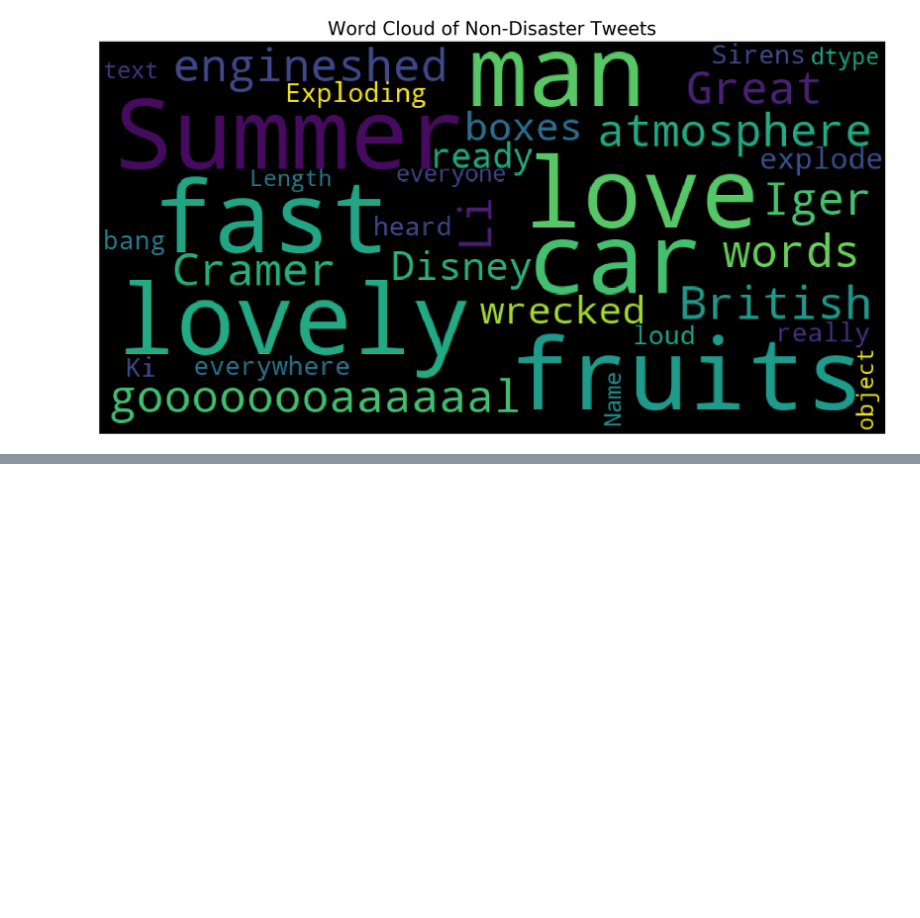
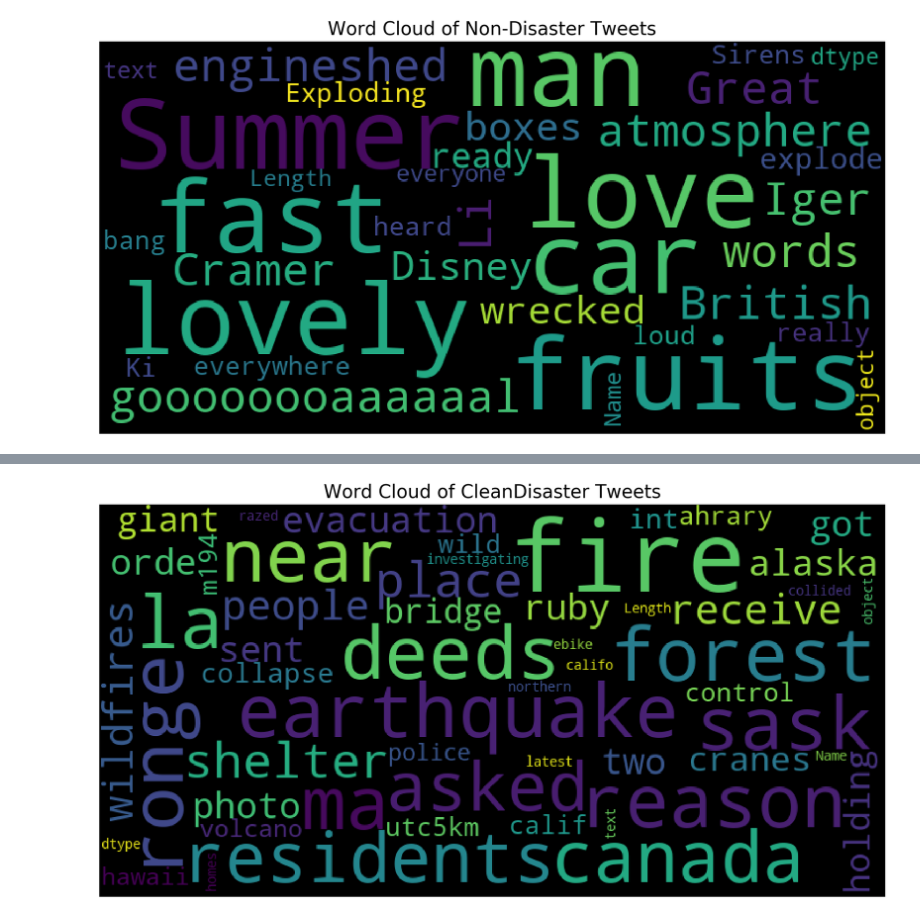
Before and after one commit to mandavatk/AnalyticsFinalProject, a Jupyter notebook: Team2_NLP_Disaster_Tweets.ipynb, the cells around one changed output, grey strips where cells are left out. Drawn from its saved outputs; the diff is of its cells as text; code cells hidden in the pictures; blank space fills up the shorter version.

Commit message:
Update Team2_NLP_Disaster_Tweets.ipynb
Added the regular expression to the group notebook

```diff
--- a/Team2_NLP_Disaster_Tweets.ipynb
+++ b/Team2_NLP_Disaster_Tweets.ipynb
@@ -124,3 +124,11 @@ nondisaster = train_data.loc[train_data['target'] == 0]
 plot_wordcloud(nondisaster["text"], title="Word Cloud of Non-Disaster Tweets")
 # %% [output]
 [figure]
+# %%
+import re
+def  clean_text(df, text):
+    df[text] = df[text].str.lower()
+    df[text] = df[text].apply(lambda elem: re.sub(r"(@[A-Za-z0-9]+)|([^0-9A-Za-z \t])|(\w+:\/\/\S+)|^rt|http.+?", "", elem))
+    return df
+test_clean = clean_text(test_data, "text")
+train_clean = clean_text(train_data, "text")
@@ -126,0 +144,7 @@ plot_wordcloud(nondisaster["text"], title="Word Cloud of Non-Disaster Tweets")
+# %%
+#Select disaster tweets from training dataset
+cleandisaster = train_clean.loc[train_clean['target'] == 1]
+#run the function on the insincere questions
+plot_wordcloud(cleandisaster["text"], title="Word Cloud of CleanDisaster Tweets")
+# %% [output]
+[figure, added]
```
Also changed, not shown: parts of 1 cell of this notebook.
